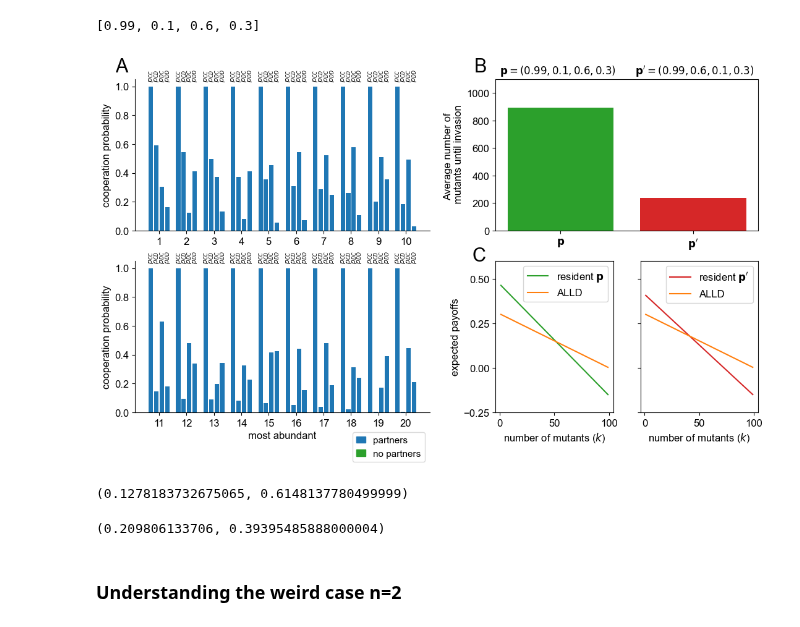
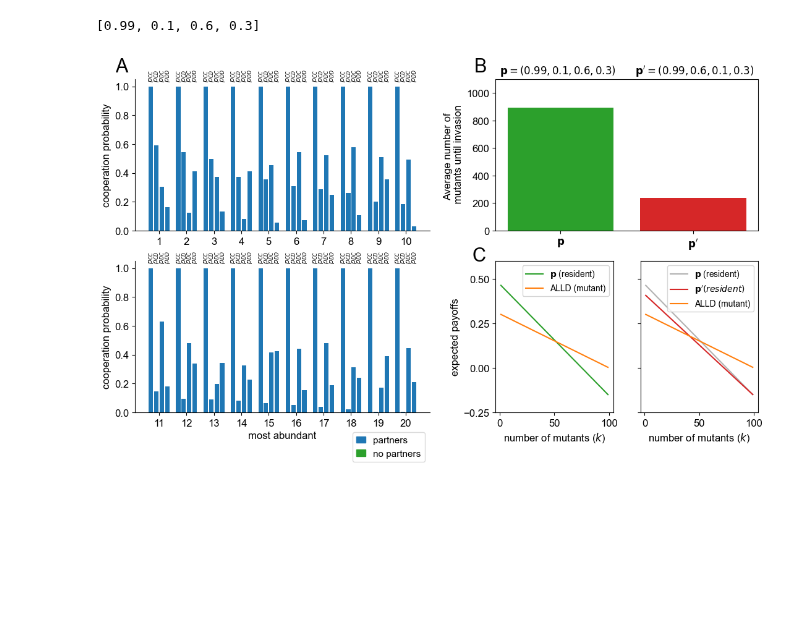
Before and after one commit to Nikoleta-v3/conditional-cooperation-with-longer-memory, a Jupyter notebook: notebooks/Looking into Fig 3.ipynb, the cells around one changed output. Drawn from its saved outputs; the diff is of its cells as text; code cells hidden in the pictures; blank space fills up the shorter version.

```diff
--- a/notebooks/Looking into Fig 3.ipynb
+++ b/notebooks/Looking into Fig 3.ipynb
@@ -490,17 +353,0 @@ pMM, _ = match_payoffs_efficiently(AllD, AllD, b, c, False)
-# %%
-payoffsR = []; payoffsM = []
-
-payoffsR2 = []; payoffsM2 = []
-
-
-for k in (1, 99):
-
-    pR, pM = expected_payoffs(pRR1, pRM1, pMR1, pMM, N, k, memory)
-
-    payoffsR.append(pR)
-    payoffsM.append(pM)
-
-    pR2, pM2 = expected_payoffs(pRR2, pRM2, pMR2, pMM, N, k, memory)
-
-    payoffsR2.append(pR2)
-    payoffsM2.append(pM2)
@@ -794,16 +547,18 @@ axes["C"].set_ylim(0, 10 ** 3)
 axes["C"].set_ylabel("Average number of \n mutants until invasion")
 axes["C"].set_xticks([0, 1], labels=[r'$\mathbf{p}$', r"$\mathbf{p'}$"])
 
-axes["D"].plot(range(1, N), payoffsR, label=r'resident $\mathbf{p}$', color='tab:green');
-axes["D"].plot(range(1, N), payoffsM, label='ALLD', color='tab:orange');
+axes["D"].plot(range(1, N), payoffsR, label=r'$\mathbf{p}$ (resident)', color='tab:green');
+axes["D"].plot(range(1, N), payoffsM, label='ALLD (mutant)', color='tab:orange');
 
-axes["E"].plot(range(1, N), payoffsR2, label=r"resident $\mathbf{p'}$", color='tab:red');
-axes["E"].plot(range(1, N), payoffsM2, label='ALLD', color='tab:orange');
+axes["E"].plot(range(1, N), payoffsR, '-', label=r'$\mathbf{p}$ (resident)', color='black', alpha=0.3);
+
+axes["E"].plot(range(1, N), payoffsR2, label=r"$\mathbf{p'} (resident)$", color='tab:red');
+axes["E"].plot(range(1, N), payoffsM2, label='ALLD (mutant)', color='tab:orange');
 
 for letter in ["D", "E"]:
     axes[letter].set_ylim(-.15, .6)
     axes[letter].set_xlabel("number of mutants ($k$)")
-    axes[letter].legend();
+    axes[letter].legend(fontsize=10, loc = 1);
 
 
 axes["D"].set_yticks([-.25, 0, .25, .5])
@@ -825,41 +580,31 @@ axes['C'].set_title(r"$\mathbf{p} = (0.99, 0.1, 0.6, 0.3) \qquad \mathbf{p'} = (
 
 axes['C'].set_ylim(0, 1100)
 axes['C'].text(-.65, 1153, "B", fontsize=22)
 
 label = [
         (
             mpatches.Patch(color='tab:blue'),
             f"partners",
         ),
         (
             mpatches.Patch(color='tab:green'),
             f"no partners",
         )
     ]
 
 axes["B"].set_xlabel("most abundant");
 
 axes["B"].legend(
     *zip(*label),
     handlelength=1,
     fontsize=11,
     facecolor='white',
     framealpha=.7,
     ncols=1, bbox_to_anchor=(1, -.1)
 
 );
 
 
 fig.savefig("../figures/siFigInvasionR2.pdf", bbox_inches="tight")
 # %% [output]
-[figure, old version]
+[figure, new version]
-# %%
-top_two['p_2'].mean(), top_two['p_3'].mean()
-# %% [output]
-(0.1278183732675065, 0.6148137780499999)
-# %%
-top_two_coop['p_2'].mean(), top_two_coop['p_3'].mean()
-# %% [output]
-(0.209806133706, 0.39395485888000004)
-# %% [markdown]
-### Understanding the weird case n=2
```
Also changed, not shown: parts of 110 cells of this notebook, 11 other files.
